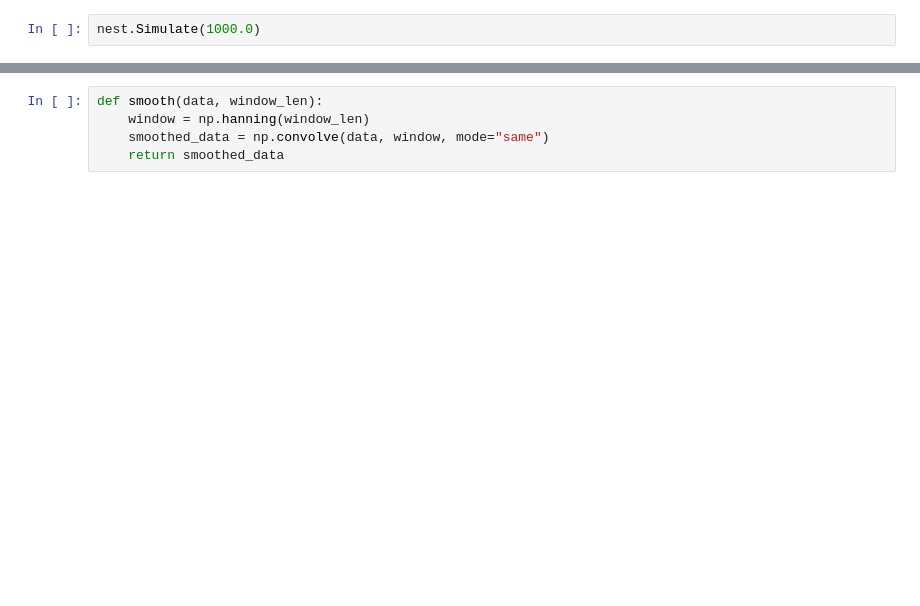
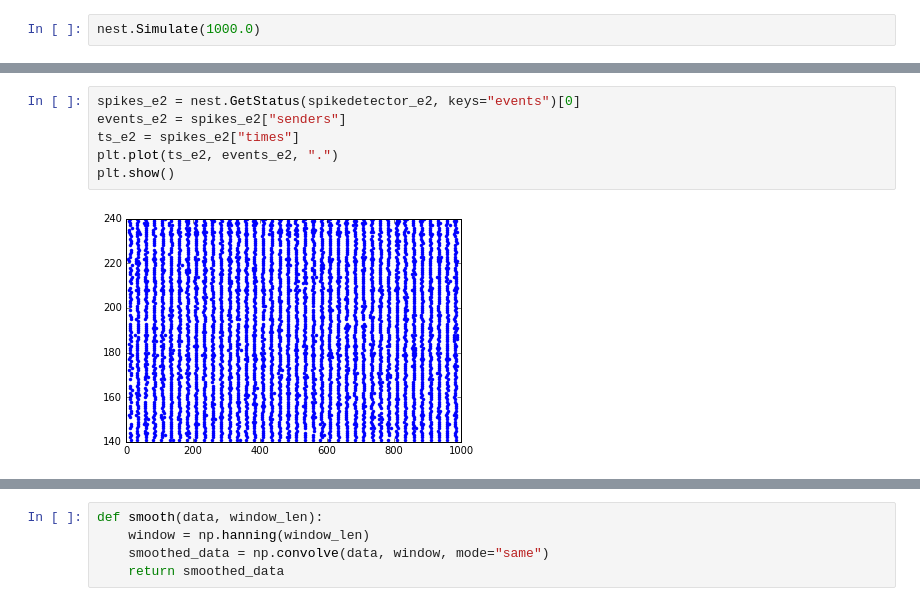
Before and after one commit to jackdkendall/Comp-Neuro, a Jupyter notebook: Nest-sim.ipynb, the cells around one changed output, grey strips where cells are left out. Drawn from its saved outputs; the diff is of its cells as text; blank space fills up the shorter version.

```diff
--- a/Nest-sim.ipynb
+++ b/Nest-sim.ipynb
@@ -65,0 +89,8 @@ plt.show()
+# %%
+spikes_e2 = nest.GetStatus(spikedetector_e2, keys="events")[0]
+events_e2 = spikes_e2["senders"]
+ts_e2 = spikes_e2["times"]
+plt.plot(ts_e2, events_e2, ".")
+plt.show()
+# %% [output]
+[figure, added]
```
Also changed, not shown: parts of 34 cells of this notebook.
